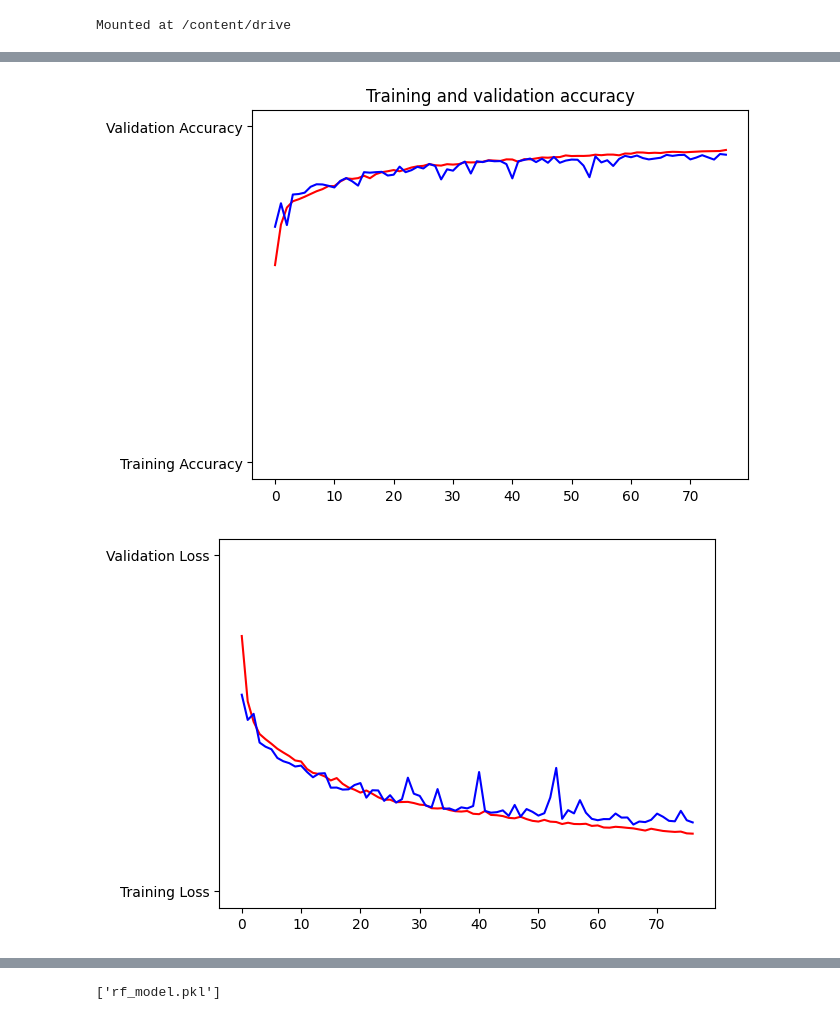
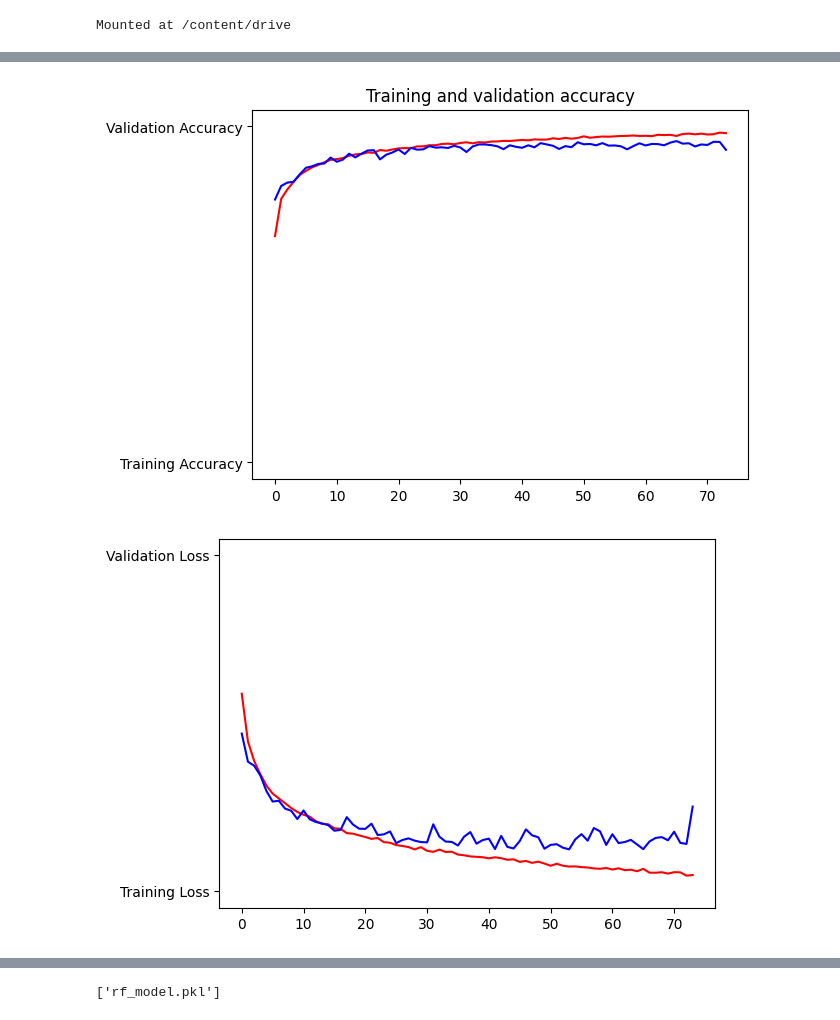
Before and after one commit to huyqcl377/Gen_git, a Jupyter notebook: MFCC_1D.ipynb, the cells around one changed output, grey strips where cells are left out. Cells and saved outputs as stored; diff of their text form; code cells hidden in the pictures.

```diff
--- a/MFCC_1D.ipynb
+++ b/MFCC_1D.ipynb
@@ -172,24 +212,24 @@ weighted avg       0.92      0.91      0.91      4000
 # %%
 
-acc=history2.history['accuracy']
-val_acc=history2.history['val_accuracy']
-loss=history2.history['loss']
-val_loss=history2.history['val_loss']
+acc=history.history['accuracy']
+val_acc=history.history['val_accuracy']
+loss=history.history['loss']
+val_loss=history.history['val_loss']
 
 epochs=range(len(acc))
 
 plt.plot(epochs, acc, 'r', "Training Accuracy")
 plt.plot(epochs, val_acc, 'b', "Validation Accuracy")
 plt.title('Training and validation accuracy')
 plt.show()
 print("")
 
 plt.plot(epochs, loss, 'r', "Training Loss")
 plt.plot(epochs, val_loss, 'b', "Validation Loss")
 plt.show()
 # %% [output]
-[figure, old version]
+[figure, new version]
-[figure, old version]
+[figure, new version]
 # %%
 #SVM + MFCCs
 import numpy as np
```
Also changed, not shown: parts of 26 cells of this notebook.
